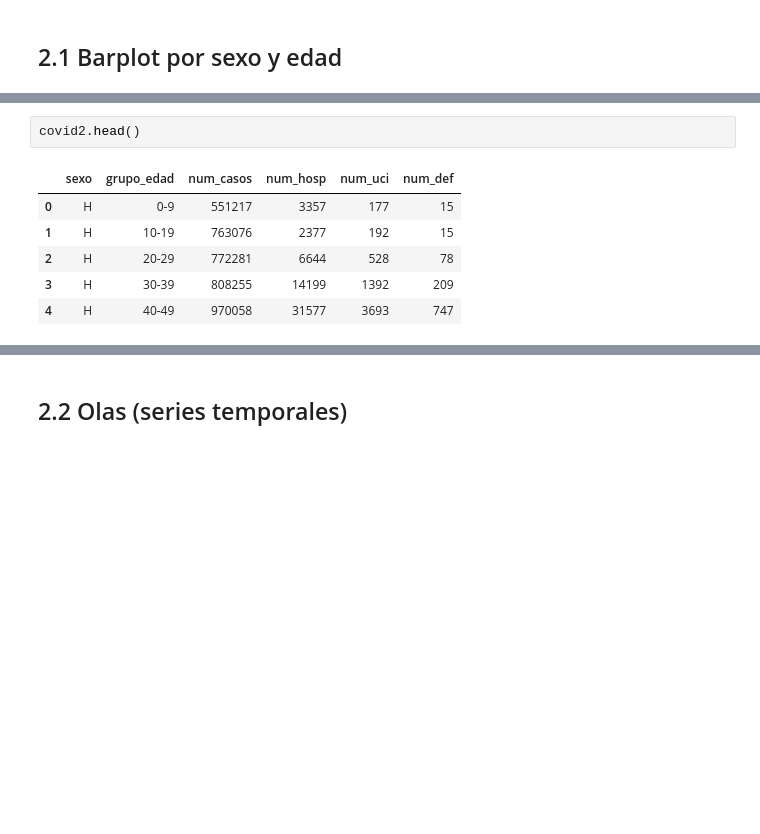
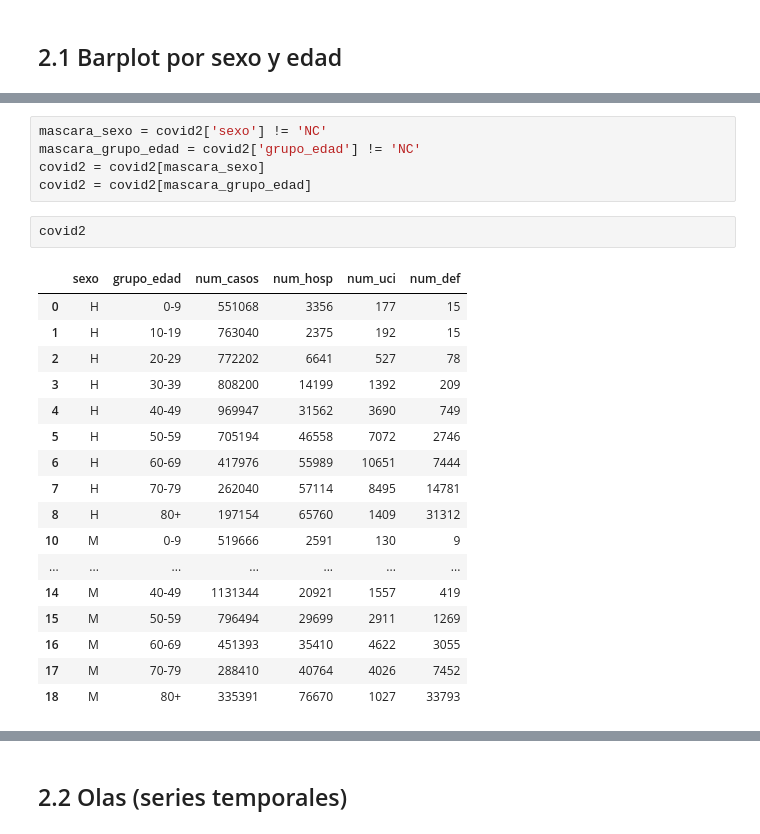
Before and after one commit to pedroconcejero/ucm_master_2024_PYTHON, a Jupyter notebook: 04_ggplot_ejemplo_COVID.ipynb, the cells around one changed output, grey strips where cells are left out. Saved outputs shown, nothing was run; the diff lists cells and outputs as text; blank space fills up the shorter version.

```diff
--- a/04_ggplot_ejemplo_COVID.ipynb
+++ b/04_ggplot_ejemplo_COVID.ipynb
@@ -54,9 +70,25 @@ covid2 = covid2[mascara_grupo_edad]
+# %%
+mascara_sexo = covid2['sexo'] != 'NC'
+mascara_grupo_edad = covid2['grupo_edad'] != 'NC'
+covid2 = covid2[mascara_sexo]
+covid2 = covid2[mascara_grupo_edad]
 # %%
-covid2.head()
+covid2
 # %% [output]
 |  | sexo | grupo_edad | num_casos | num_hosp | num_uci | num_def |
-| 0 | H | 0-9 | 551217 | 3357 | 177 | 15 |
-| 1 | H | 10-19 | 763076 | 2377 | 192 | 15 |
-| 2 | H | 20-29 | 772281 | 6644 | 528 | 78 |
-| 3 | H | 30-39 | 808255 | 14199 | 1392 | 209 |
-| 4 | H | 40-49 | 970058 | 31577 | 3693 | 747 |
+| 0 | H | 0-9 | 551068 | 3356 | 177 | 15 |
+| 1 | H | 10-19 | 763040 | 2375 | 192 | 15 |
+| 2 | H | 20-29 | 772202 | 6641 | 527 | 78 |
+| 3 | H | 30-39 | 808200 | 14199 | 1392 | 209 |
+| 4 | H | 40-49 | 969947 | 31562 | 3690 | 749 |
+| 5 | H | 50-59 | 705194 | 46558 | 7072 | 2746 |
+| 6 | H | 60-69 | 417976 | 55989 | 10651 | 7444 |
+| 7 | H | 70-79 | 262040 | 57114 | 8495 | 14781 |
+| 8 | H | 80+ | 197154 | 65760 | 1409 | 31312 |
+| 10 | M | 0-9 | 519666 | 2591 | 130 | 9 |
+| ... | ... | ... | ... | ... | ... | ... |
+| 14 | M | 40-49 | 1131344 | 20921 | 1557 | 419 |
+| 15 | M | 50-59 | 796494 | 29699 | 2911 | 1269 |
+| 16 | M | 60-69 | 451393 | 35410 | 4622 | 3055 |
+| 17 | M | 70-79 | 288410 | 40764 | 4026 | 7452 |
+| 18 | M | 80+ | 335391 | 76670 | 1027 | 33793 |
```
Also changed, not shown: parts of 25 cells of this notebook.
